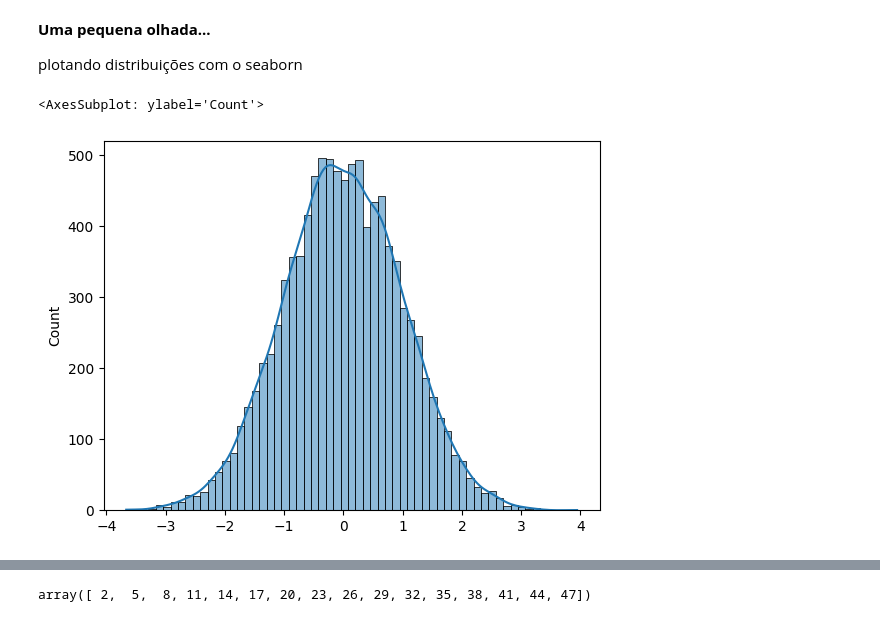
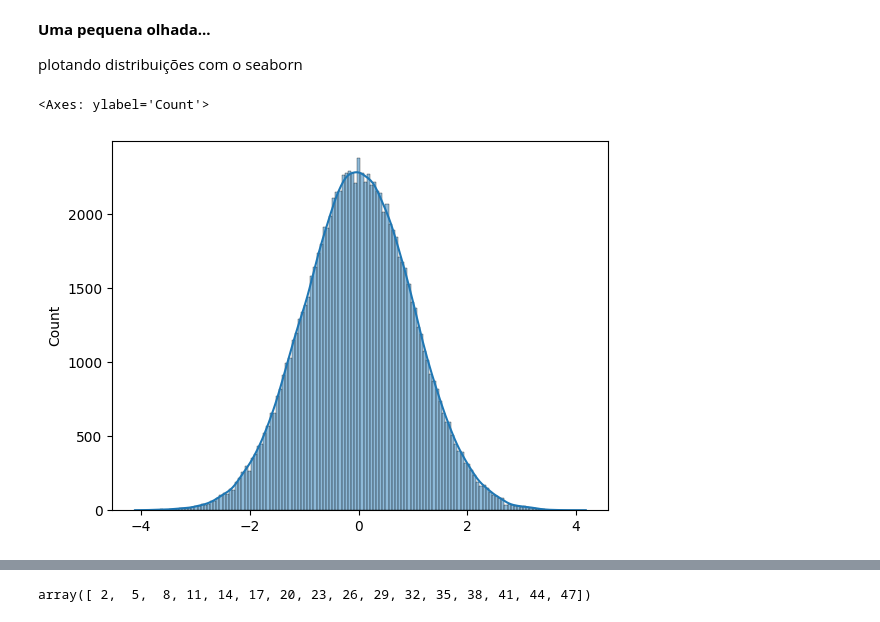
Before and after one commit to robertosgpontes/santander1175, a Jupyter notebook: Numpy.ipynb, the cells around one changed output, grey strips where cells are left out. Cells and saved outputs as stored; diff of their text form; code cells hidden in the pictures.

```diff
--- a/Numpy.ipynb
+++ b/Numpy.ipynb
@@ -324,11 +360,11 @@ plotando distribuições com o seaborn
 # %%
 # plotando distribuições (uniforme e normal) com o seaborn
 import seaborn as sns
-x = np.random.normal(0, 1, 10000)
+x = np.random.normal(0, 1, 100000)
 sns.histplot(x, kde=True)
 # %% [output]
-<AxesSubplot: ylabel='Count'>
+<Axes: ylabel='Count'>
-[figure, old version]
+[figure, new version]
 # %% [markdown]
 #### Indexação
 
```
Also changed, not shown: parts of 25 cells of this notebook.
